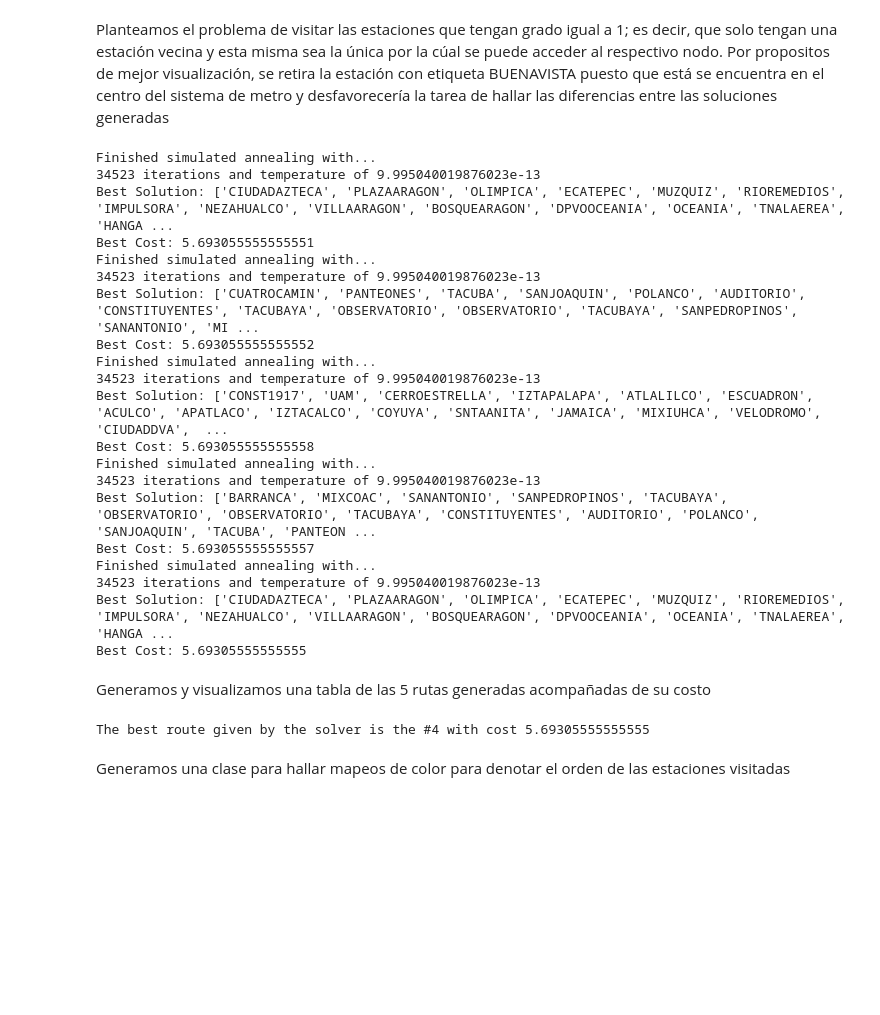
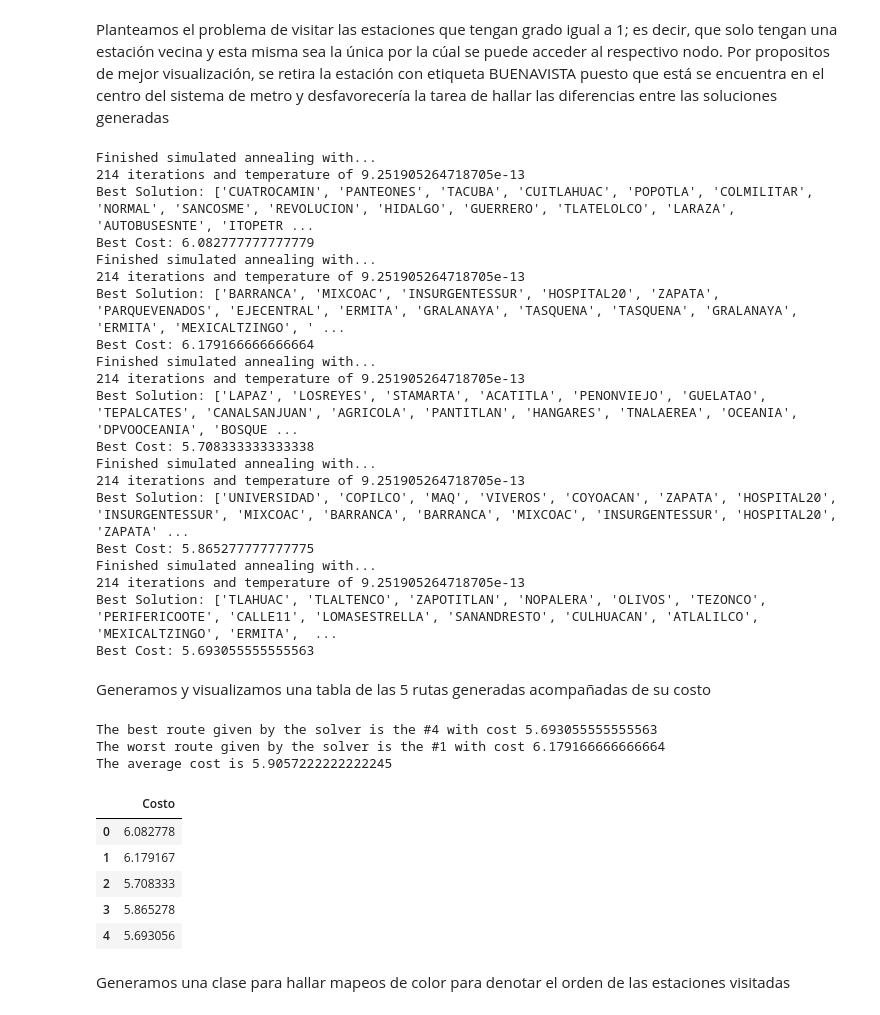
Before and after one commit to FedeSS99/MCE-TSP-Optimizacion, a Jupyter notebook: code/notebooks/05_Solucionador_TSP.ipynb, the cells around one changed output. Cells and saved outputs as stored; diff of their text form; code cells hidden in the pictures; blank space fills up the shorter version.

```diff
--- a/code/notebooks/05_Solucionador_TSP.ipynb
+++ b/code/notebooks/05_Solucionador_TSP.ipynb
@@ -201,43 +201,58 @@ nodes_to_visit = [node for node in metro_graph.nodes() if node_degrees[node] ==
 found_paths = []
 found_costs = []
 for k in range(5):
-    sa_tsp = TSP_SimulatedAnnealing(metro_graph, nodes_to_visit, 1000.0, 1e-12, 0.999, 100_000)
+    sa_tsp = TSP_SimulatedAnnealing(metro_graph, nodes_to_visit, 1000.0, 1e-12, 0.85, 1_000)
     best_solution, best_cost = sa_tsp.find_solution()
     found_paths.append(best_solution)
     found_costs.append(best_cost)
 # %% [output]
 Finished simulated annealing with...
-34523 iterations and temperature of 9.995040019876023e-13
-Best Solution: ['CIUDADAZTECA', 'PLAZAARAGON', 'OLIMPICA', 'ECATEPEC', 'MUZQUIZ', 'RIOREMEDIOS', 'IMPULSORA', 'NEZAHUALCO', 'VILLAARAGON', 'BOSQUEARAGON', 'DPVOOCEANIA', 'OCEANIA', 'TNALAEREA', 'HANGA ...
-Best Cost: 5.693055555555551
+214 iterations and temperature of 9.251905264718705e-13
+Best Solution: ['CUATROCAMIN', 'PANTEONES', 'TACUBA', 'CUITLAHUAC', 'POPOTLA', 'COLMILITAR', 'NORMAL', 'SANCOSME', 'REVOLUCION', 'HIDALGO', 'GUERRERO', 'TLATELOLCO', 'LARAZA', 'AUTOBUSESNTE', 'ITOPETR ...
+Best Cost: 6.082777777777779
 Finished simulated annealing with...
-34523 iterations and temperature of 9.995040019876023e-13
-Best Solution: ['CUATROCAMIN', 'PANTEONES', 'TACUBA', 'SANJOAQUIN', 'POLANCO', 'AUDITORIO', 'CONSTITUYENTES', 'TACUBAYA', 'OBSERVATORIO', 'OBSERVATORIO', 'TACUBAYA', 'SANPEDROPINOS', 'SANANTONIO', 'MI ...
-Best Cost: 5.693055555555552
+214 iterations and temperature of 9.251905264718705e-13
+Best Solution: ['BARRANCA', 'MIXCOAC', 'INSURGENTESSUR', 'HOSPITAL20', 'ZAPATA', 'PARQUEVENADOS', 'EJECENTRAL', 'ERMITA', 'GRALANAYA', 'TASQUENA', 'TASQUENA', 'GRALANAYA', 'ERMITA', 'MEXICALTZINGO', ' ...
+Best Cost: 6.179166666666664
 Finished simulated annealing with...
-34523 iterations and temperature of 9.995040019876023e-13
-Best Solution: ['CONST1917', 'UAM', 'CERROESTRELLA', 'IZTAPALAPA', 'ATLALILCO', 'ESCUADRON', 'ACULCO', 'APATLACO', 'IZTACALCO', 'COYUYA', 'SNTAANITA', 'JAMAICA', 'MIXIUHCA', 'VELODROMO', 'CIUDADDVA',  ...
-Best Cost: 5.693055555555558
+214 iterations and temperature of 9.251905264718705e-13
+Best Solution: ['LAPAZ', 'LOSREYES', 'STAMARTA', 'ACATITLA', 'PENONVIEJO', 'GUELATAO', 'TEPALCATES', 'CANALSANJUAN', 'AGRICOLA', 'PANTITLAN', 'HANGARES', 'TNALAEREA', 'OCEANIA', 'DPVOOCEANIA', 'BOSQUE ...
+Best Cost: 5.708333333333338
 Finished simulated annealing with...
-34523 iterations and temperature of 9.995040019876023e-13
-Best Solution: ['BARRANCA', 'MIXCOAC', 'SANANTONIO', 'SANPEDROPINOS', 'TACUBAYA', 'OBSERVATORIO', 'OBSERVATORIO', 'TACUBAYA', 'CONSTITUYENTES', 'AUDITORIO', 'POLANCO', 'SANJOAQUIN', 'TACUBA', 'PANTEON ...
-Best Cost: 5.693055555555557
+214 iterations and temperature of 9.251905264718705e-13
+Best Solution: ['UNIVERSIDAD', 'COPILCO', 'MAQ', 'VIVEROS', 'COYOACAN', 'ZAPATA', 'HOSPITAL20', 'INSURGENTESSUR', 'MIXCOAC', 'BARRANCA', 'BARRANCA', 'MIXCOAC', 'INSURGENTESSUR', 'HOSPITAL20', 'ZAPATA' ...
+Best Cost: 5.865277777777775
 Finished simulated annealing with...
-34523 iterations and temperature of 9.995040019876023e-13
-Best Solution: ['CIUDADAZTECA', 'PLAZAARAGON', 'OLIMPICA', 'ECATEPEC', 'MUZQUIZ', 'RIOREMEDIOS', 'IMPULSORA', 'NEZAHUALCO', 'VILLAARAGON', 'BOSQUEARAGON', 'DPVOOCEANIA', 'OCEANIA', 'TNALAEREA', 'HANGA ...
-Best Cost: 5.69305555555555
+214 iterations and temperature of 9.251905264718705e-13
+Best Solution: ['TLAHUAC', 'TLALTENCO', 'ZAPOTITLAN', 'NOPALERA', 'OLIVOS', 'TEZONCO', 'PERIFERICOOTE', 'CALLE11', 'LOMASESTRELLA', 'SANANDRESTO', 'CULHUACAN', 'ATLALILCO', 'MEXICALTZINGO', 'ERMITA',  ...
+Best Cost: 5.693055555555563
 # %% [markdown]
 Generamos y visualizamos una tabla de las 5 rutas generadas acompañadas de su costo
 # %%
 FoundRoutesCost_df = pd.DataFrame({"Costo": found_costs})
-FoundRoutesCost_df
 
 MinCostIndex = FoundRoutesCost_df.idxmin()["Costo"]
 MinCost = FoundRoutesCost_df.loc[MinCostIndex]["Costo"]
+MaxCostIndex = FoundRoutesCost_df.idxmax()["Costo"]
+MaxCost = FoundRoutesCost_df.loc[MaxCostIndex]["Costo"]
+
+AverageCost = FoundRoutesCost_df["Costo"].mean()
 
 print(f"The best route given by the solver is the #{MinCostIndex} with cost {MinCost}")
+print(f"The worst route given by the solver is the #{MaxCostIndex} with cost {MaxCost}")
+print(f"The average cost is {AverageCost}")
+
+FoundRoutesCost_df
 # %% [output]
-The best route given by the solver is the #4 with cost 5.69305555555555
+The best route given by the solver is the #4 with cost 5.693055555555563
+The worst route given by the solver is the #1 with cost 6.179166666666664
+The average cost is 5.9057222222222245
+|  | Costo |
+| 0 | 6.082778 |
+| 1 | 6.179167 |
+| 2 | 5.708333 |
+| 3 | 5.865278 |
+| 4 | 5.693056 |
 # %% [markdown]
 Generamos una clase para hallar mapeos de color para denotar el orden de las estaciones visitadas
 # %%
```
